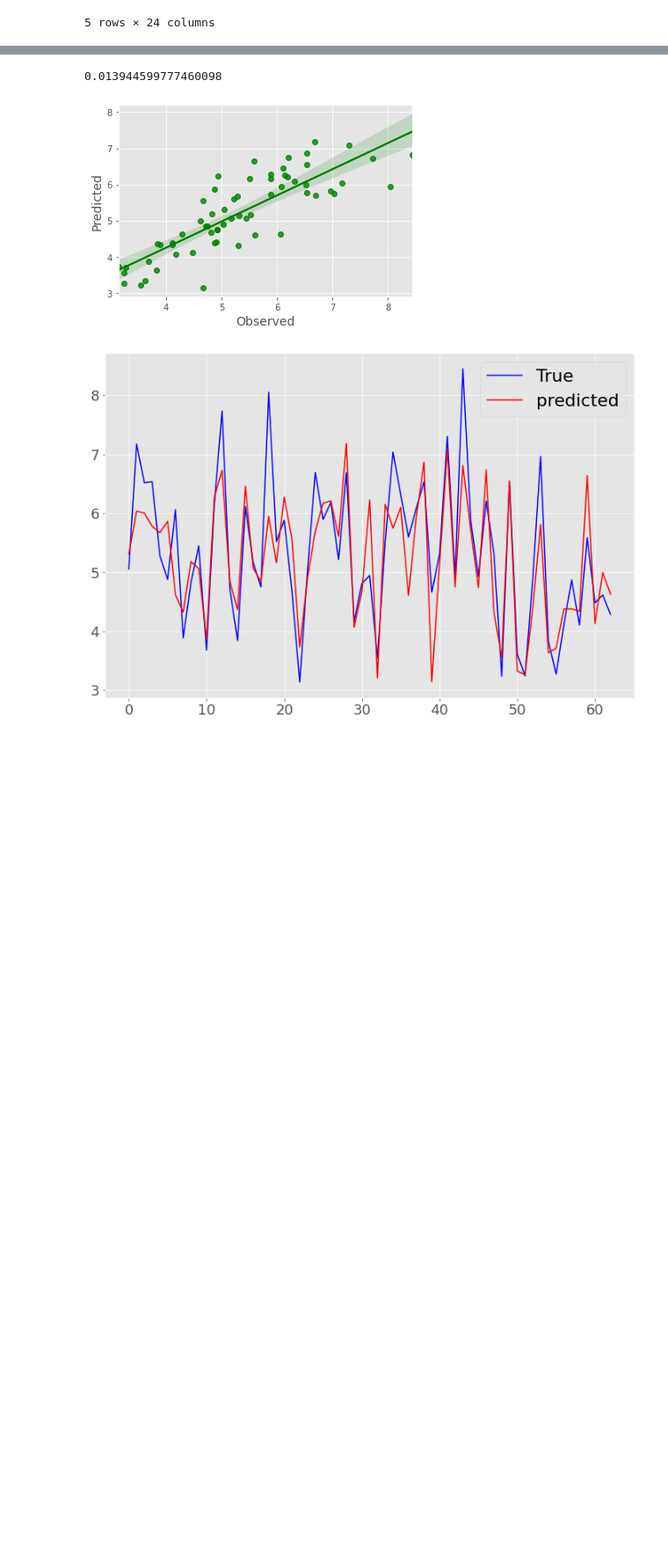
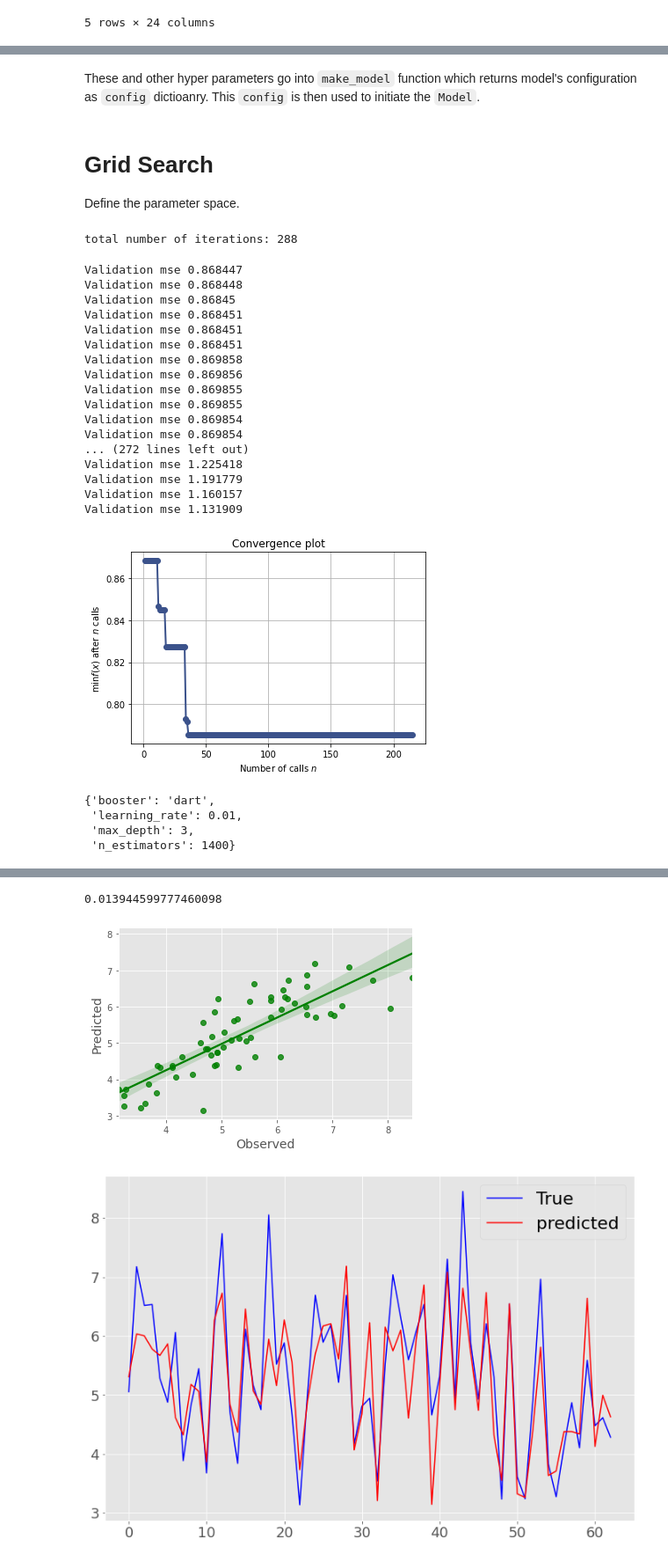
Before and after one commit to AtrCheema/AI4Water, a Jupyter notebook: examples/hyper_para_opt.ipynb, the cells around one changed output, grey strips where cells are left out. Shown: that part at 88% size. Cells and saved outputs as stored; diff of their text form; code cells hidden in the pictures; blank space fills up the shorter version.

Commit message:
removed several bugs in hyper parameter optimization and improved doc/example

```diff
--- a/examples/hyper_para_opt.ipynb
+++ b/examples/hyper_para_opt.ipynb
@@ -21,5 +44,6 @@ import numpy as np
 # %%
-fname = os.path.join(dl4seq_path, "dl4seq/data/data_30min.csv")
+dl4seq_path = os.path.dirname(os.path.abspath(sys.modules[Model.__module__].__file__))
+fname = os.path.join(dl4seq_path, 'data\\data_30min.csv')
 data=pd.read_csv(fname)
 data.shape
 # %% [output]
@@ -36,0 +68,52 @@ data.head()
+# %%
+dl4seq_args = {"inputs": inputs,
+               "outputs": outputs,
+               "val_data": "same",
+               "ml_model": "xgboostregressor",
+               "test_fraction": 0.3}
+# %% [markdown]
+These and other hyper parameters go into `make_model` function which returns model's configuration as `config` dictioanry. This `config` is then used to initiate the `Model`.
+# %% [markdown]
+# Grid Search
+Define the parameter space.
+# %%
+dims = {'n_estimators': [1000, 1200, 1400, 1600, 1800,  2000],
+        'max_depth': [3, 4, 5, 6],
+        'learning_rate': [0.1, 0.05, 0.01, 0.005, 0.001,  0.0005],
+        'booster': ["gbtree", "dart"]}
+# %%
+opt = HyperOpt("grid",
+               param_space=dims,
+               dl4seq_args=dl4seq_args,
+               data=data,
+               use_named_args=True,
+               )
+# %%
+sr = opt.fit()
+# %% [output]
+total number of iterations: 288
+Validation mse 0.868447
+Validation mse 0.868448
+Validation mse 0.86845
+Validation mse 0.868451
+Validation mse 0.868451
+Validation mse 0.868451
+Validation mse 0.869858
+Validation mse 0.869856
+Validation mse 0.869855
+Validation mse 0.869855
+Validation mse 0.869854
+Validation mse 0.869854
+... (272 lines left out)
+Validation mse 1.225418
+Validation mse 1.191779
+Validation mse 1.160157
+Validation mse 1.131909
+[figure, added]
+# %%
+opt.best_paras
+# %% [output]
+{'booster': 'dart',
+ 'learning_rate': 0.01,
+ 'max_depth': 3,
+ 'n_estimators': 1400}
```
Also changed, not shown: parts of 36 cells of this notebook, 9 other files.
